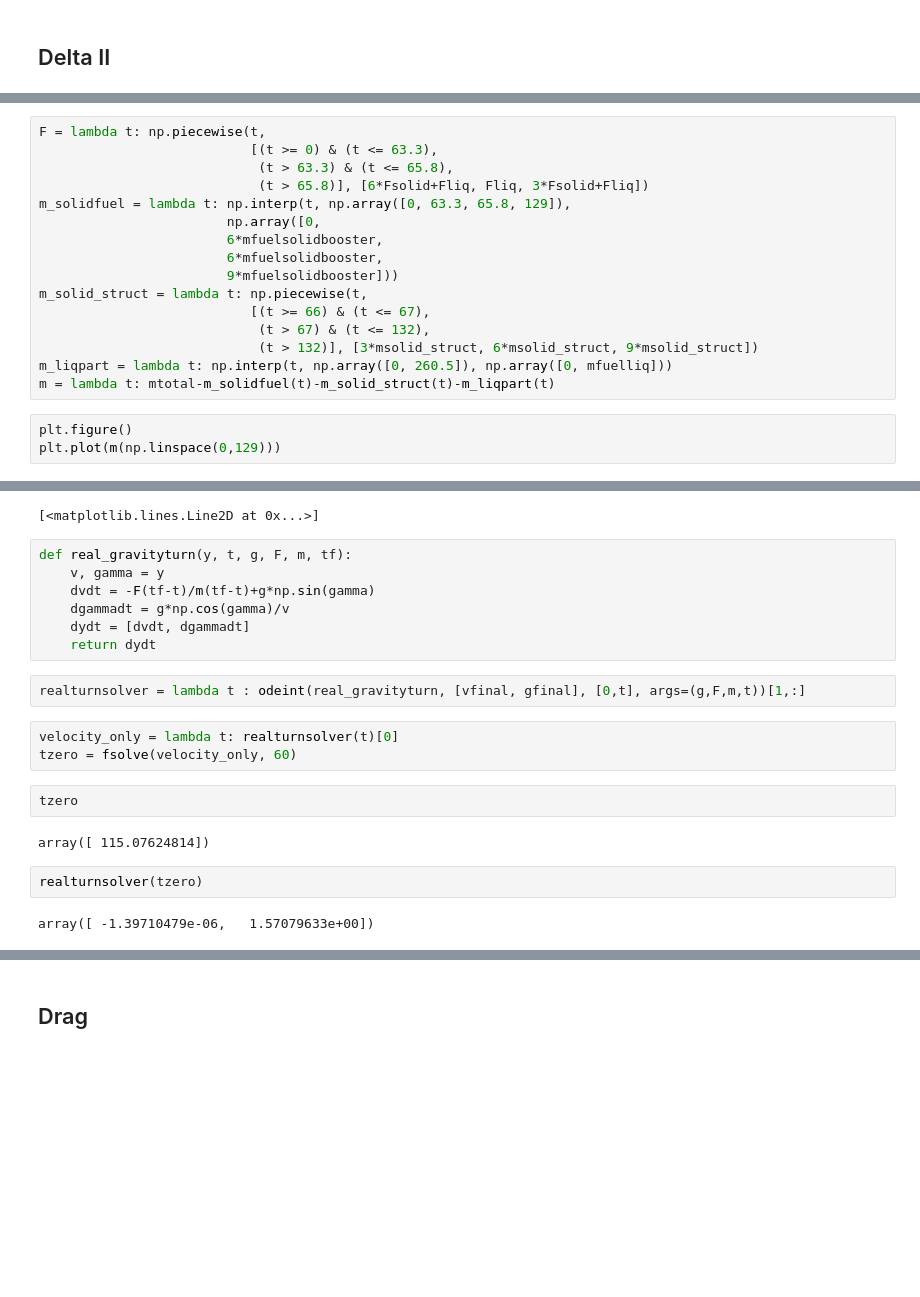
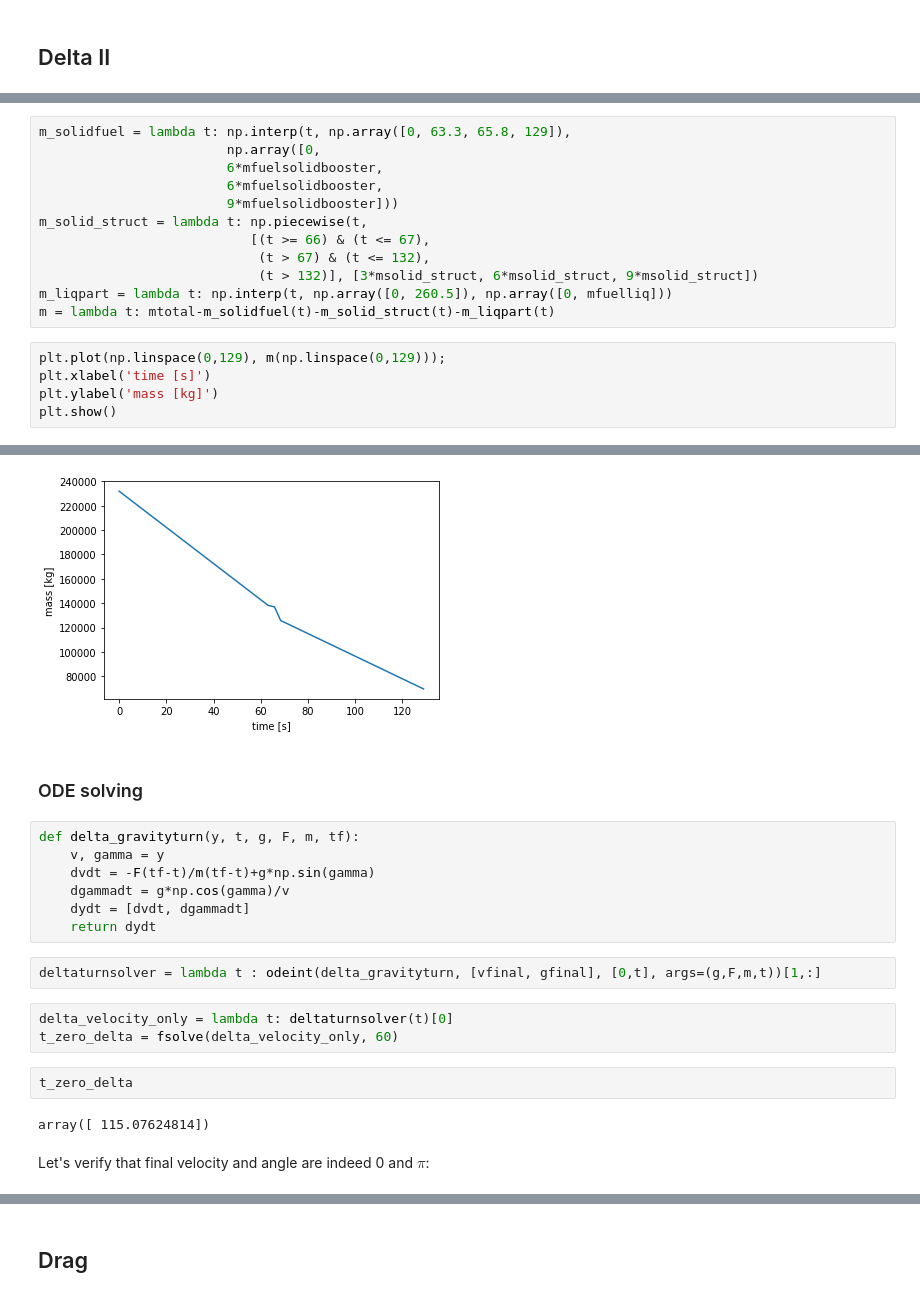
Before and after one commit to norheim/rocketscience, a Jupyter notebook: hw2.ipynb, the cells around one changed output, grey strips where cells are left out. Drawn from its saved outputs; the diff is of its cells as text; blank space fills up the shorter version.

```diff
--- a/hw2.ipynb
+++ b/hw2.ipynb
@@ -118,8 +126,4 @@ mfinal_guess = mtotal - 9*mfuelsolidbooster
 # %%
-F = lambda t: np.piecewise(t,
-                           [(t >= 0) & (t <= 63.3),
-                            (t > 63.3) & (t <= 65.8),
-                            (t > 65.8)], [6*Fsolid+Fliq, Fliq, 3*Fsolid+Fliq])
 m_solidfuel = lambda t: np.interp(t, np.array([0, 63.3, 65.8, 129]),
                         np.array([0,
                         6*mfuelsolidbooster,
@@ -132,6 +136,8 @@ m_solid_struct = lambda t: np.piecewise(t,
 m_liqpart = lambda t: np.interp(t, np.array([0, 260.5]), np.array([0, mfuelliq]))
 m = lambda t: mtotal-m_solidfuel(t)-m_solid_struct(t)-m_liqpart(t)
 # %%
-plt.figure()
-plt.plot(m(np.linspace(0,129)))
+plt.plot(np.linspace(0,129), m(np.linspace(0,129)));
+plt.xlabel('time [s]')
+plt.ylabel('mass [kg]')
+plt.show()
 # %% [output]
@@ -140,21 +144,21 @@ plt.plot(m(np.linspace(0,129)))
-[<matplotlib.lines.Line2D at 0x...>]
+[figure, added]
+# %% [markdown]
+### ODE solving
 # %%
-def real_gravityturn(y, t, g, F, m, tf):
+def delta_gravityturn(y, t, g, F, m, tf):
     v, gamma = y
     dvdt = -F(tf-t)/m(tf-t)+g*np.sin(gamma)
     dgammadt = g*np.cos(gamma)/v
     dydt = [dvdt, dgammadt]
     return dydt
 # %%
-realturnsolver = lambda t : odeint(real_gravityturn, [vfinal, gfinal], [0,t], args=(g,F,m,t))[1,:]
+deltaturnsolver = lambda t : odeint(delta_gravityturn, [vfinal, gfinal], [0,t], args=(g,F,m,t))[1,:]
 # %%
-velocity_only = lambda t: realturnsolver(t)[0]
-tzero = fsolve(velocity_only, 60)
+delta_velocity_only = lambda t: deltaturnsolver(t)[0]
+t_zero_delta = fsolve(delta_velocity_only, 60)
-# %%
-tzero
-# %% [output]
-array([ 115.07624814])
-# %%
-realturnsolver(tzero)
-# %% [output]
-array([ -1.39710479e-06,   1.57079633e+00])
+# %%
+t_zero_delta
+# %% [output]
+array([ 115.07624814])
+# %% [markdown]
+Let's verify that final velocity and angle are indeed 0 and $\pi$:
```
Also changed, not shown: parts of 58 cells of this notebook.
